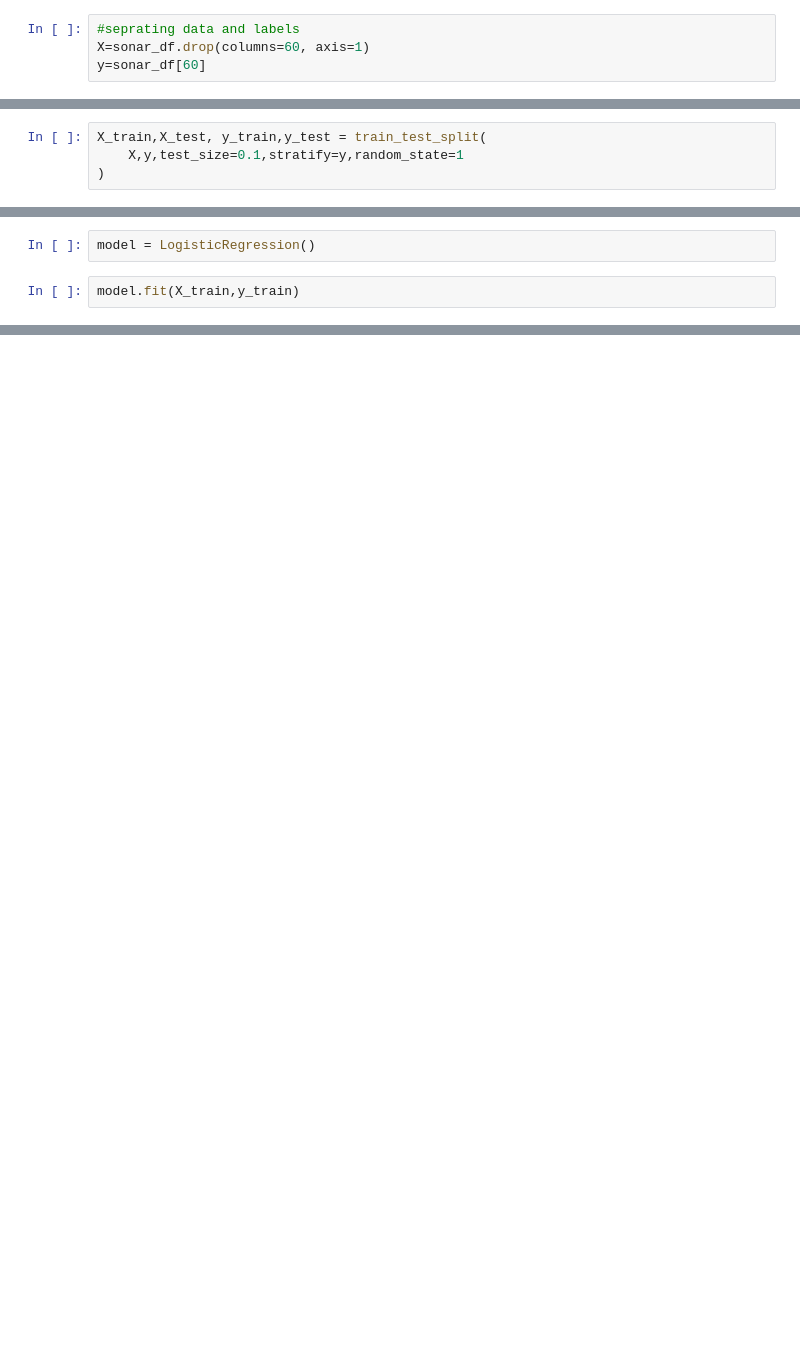
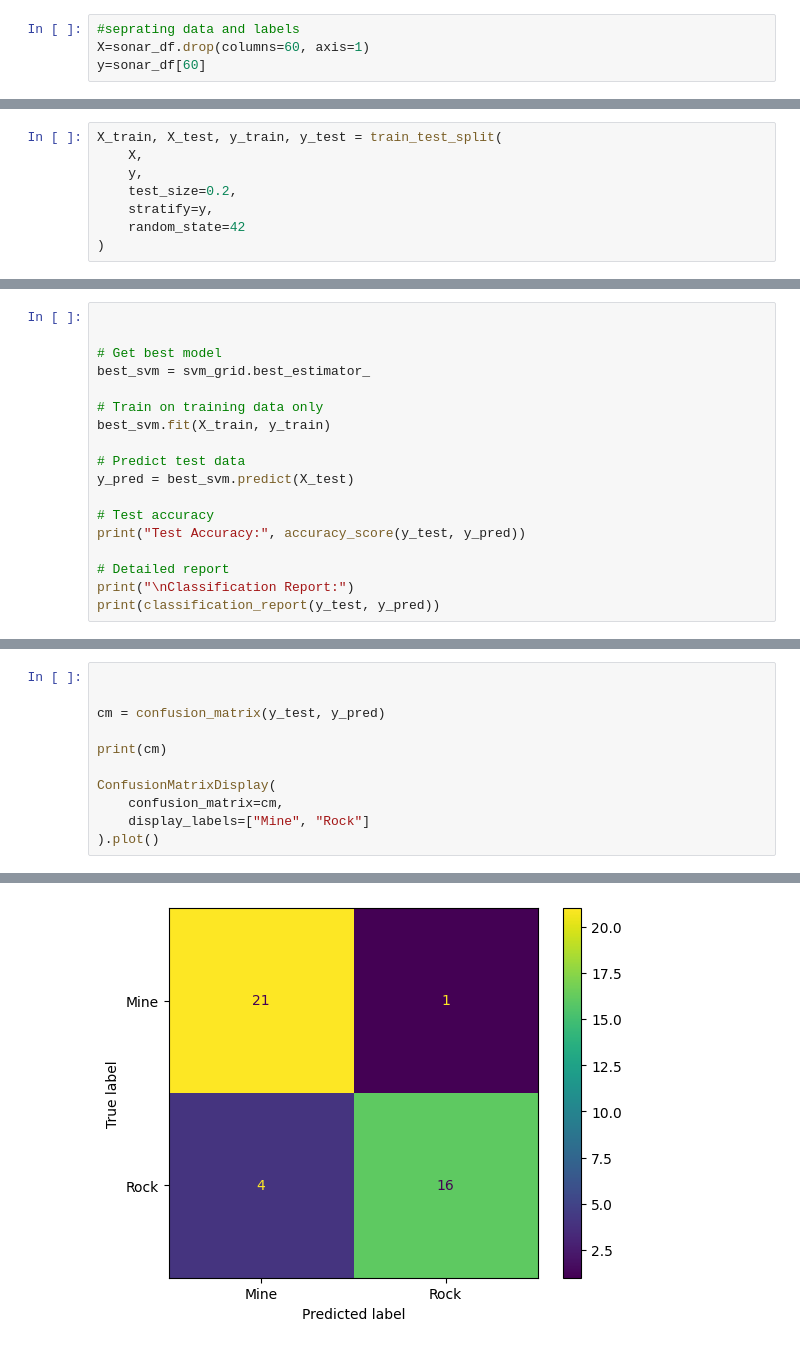
Before and after one commit to Kunalthakur01/rock-vs-mine, a Jupyter notebook: Rock_vs_mine_prediction.ipynb, the cells around one changed output, grey strips where cells are left out. Drawn from its saved outputs; the diff is of its cells as text; blank space fills up the shorter version.

```diff
--- a/Rock_vs_mine_prediction.ipynb
+++ b/Rock_vs_mine_prediction.ipynb
@@ -80,4 +74,8 @@ Name: 60, Length: 208, dtype: object
 # %%
-X_train,X_test, y_train,y_test = train_test_split(
-    X,y,test_size=0.1,stratify=y,random_state=1
+X_train, X_test, y_train, y_test = train_test_split(
+    X,
+    y,
+    test_size=0.2,
+    stratify=y,
+    random_state=42
 )
@@ -88,4 +81,0 @@ print(X.shape,X_train.shape,X_test.shape)
-# %%
-model = LogisticRegression()
-# %%
-model.fit(X_train,y_train)
@@ -111,0 +185,18 @@ making a predictive system
+# %%
+
+
+# Get best model
+best_svm = svm_grid.best_estimator_
+
+# Train on training data only
+best_svm.fit(X_train, y_train)
+
+# Predict test data
+y_pred = best_svm.predict(X_test)
+
+# Test accuracy
+print("Test Accuracy:", accuracy_score(y_test, y_pred))
+
+# Detailed report
+print("\nClassification Report:")
+print(classification_report(y_test, y_pred))
@@ -111,0 +215,12 @@ making a predictive system
+# %%
+
+
+cm = confusion_matrix(y_test, y_pred)
+
+print(cm)
+
+ConfusionMatrixDisplay(
+    confusion_matrix=cm,
+    display_labels=["Mine", "Rock"]
+).plot()
+# %% [output]
@@ -112,3 +230,4 @@ making a predictive system
+[figure, added]
 # %%
 input_data = (0.1313,0.2339,0.3059,0.4264,0.4010,0.1791,0.1853,0.0055,0.1929,0.2231,0.2907,0.2259,0.3136,0.3302,0.3660,0.3956,0.4386,0.4670,0.5255,0.3735,0.2243,0.1973,0.4337,0.6532,0.5070,0.2796,0.4163,0.5950,0.5242,0.4178,0.3714,0.2375,0.0863,0.1437,0.2896,0.4577,0.3725,0.3372,0.3803,0.4181,0.3603,0.2711,0.1653,0.1951,0.2811,0.2246,0.1921,0.1500,0.0665,0.0193,0.0156,0.0362,0.0210,0.0154,0.0180,0.0013,0.0106,0.0127,0.0178,0.0231)
 #changing the input_data to numpy array
```
Also changed, not shown: parts of 19 cells of this notebook.
